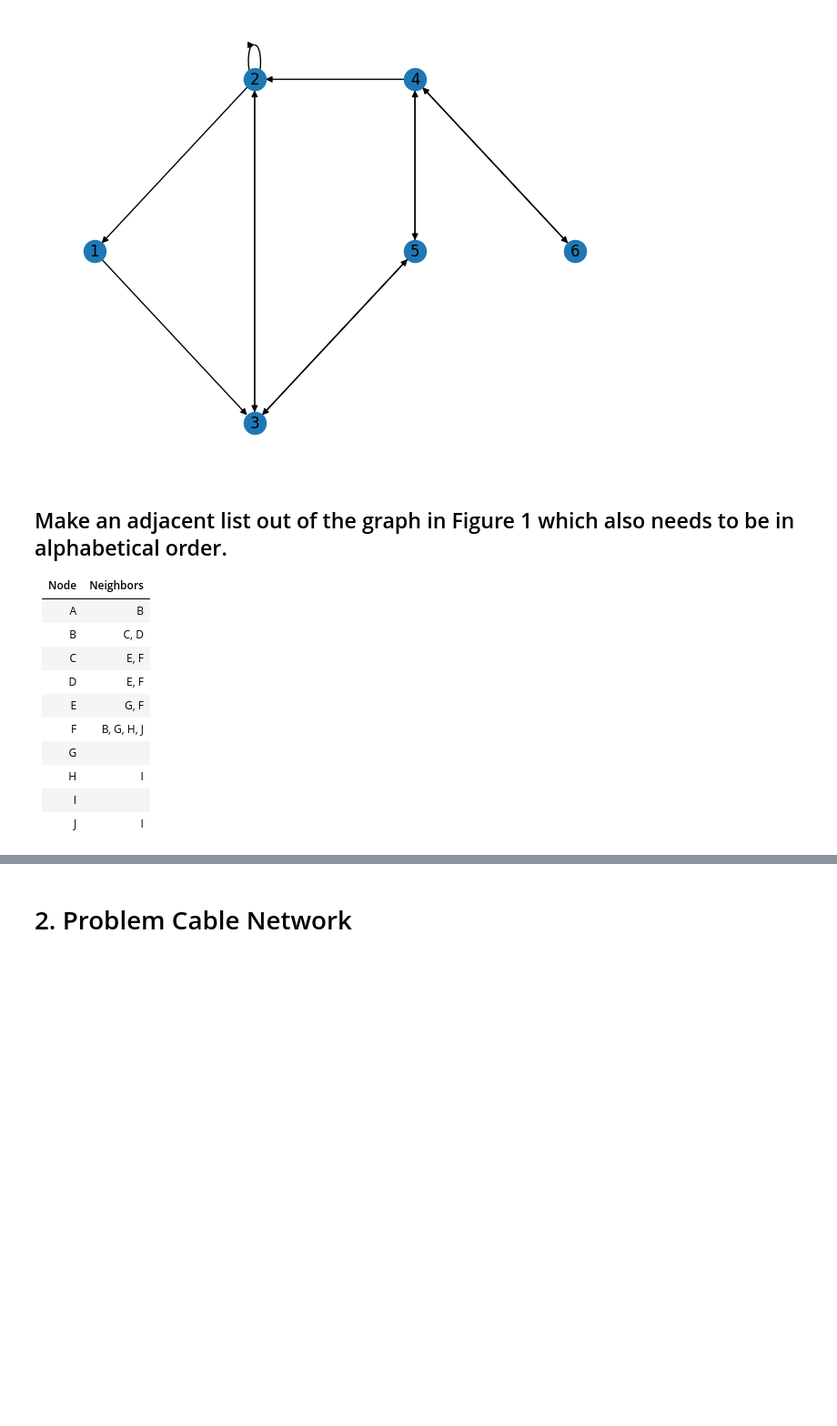
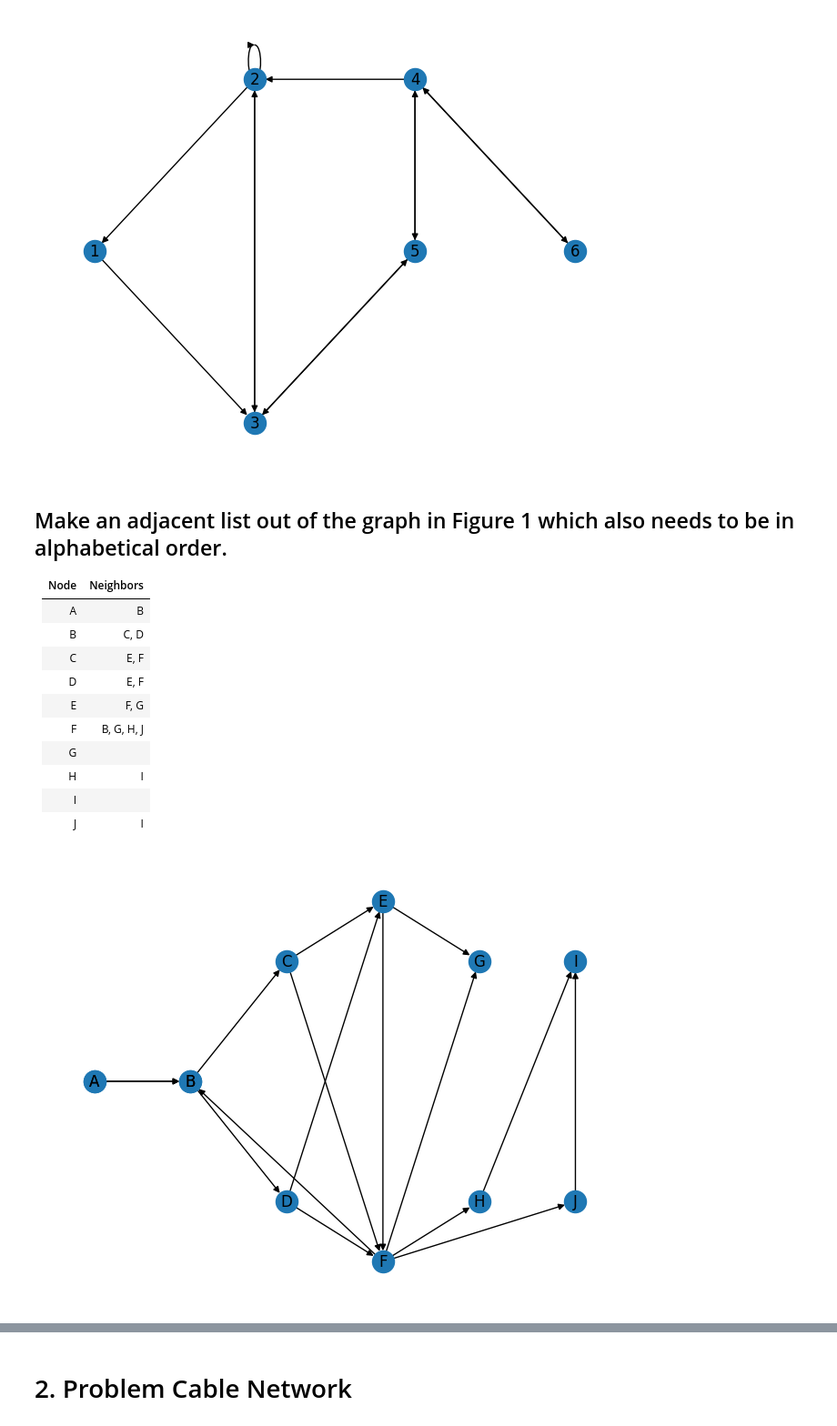
Before and after one commit to eemrds/dat600-algorithms, a Jupyter notebook: assignment3/assignment3.ipynb, the cells around one changed output, grey strips where cells are left out. Shown: that part at 91% size. Cells and saved outputs as stored; diff of their text form; code cells hidden in the pictures; blank space fills up the shorter version.

```diff
--- a/assignment3/assignment3.ipynb
+++ b/assignment3/assignment3.ipynb
@@ -67,9 +68,53 @@ nx.draw(G, with_labels=True, pos={1: (0, -1), 2: (1, -0.5), 3: (1, -1.5), 4: (2,
 | B    | C, D      |
 | C    | E, F      |
 | D    | E, F      |
-| E    | G, F      |
+| E    | F, G      |
 | F    | B, G, H, J|
 | G    |           |
 | H    | I         |
 | I    |           |
 | J    | I         |
+# %%
+G = nx.DiGraph()
+
+G.add_edge("A", "B")
+
+G.add_edge("B", "C")
+G.add_edge("B", "D")
+
+G.add_edge("C", "E")
+G.add_edge("C", "F")
+
+G.add_edge("D", "E")
+G.add_edge("D", "F")
+
+G.add_edge("E", "F")
+G.add_edge("E", "G")
+
+G.add_edge("F", "B")
+G.add_edge("F", "G")
+G.add_edge("F", "H")
+G.add_edge("F", "J")
+
+G.add_edge("H", "I")
+
+G.add_edge("J", "I")
+
+
+
+nx.draw(G, with_labels=True,
+        pos={
+            "A": (0, 0),
+            "B": (1, 0),
+            "C": (2, 0.5),
+            "D": (2, -0.5),
+            "E": (3, 0.75),
+            "F": (3, -0.75),
+            "G": (4, 0.5),
+            "H": (4, -0.5),
+            "I": (5, 0.5),
+            "J": (5, -0.5),
+        }
+)
+# %% [output]
+[figure, added]
```
Also changed, not shown: parts of 7 cells of this notebook.
